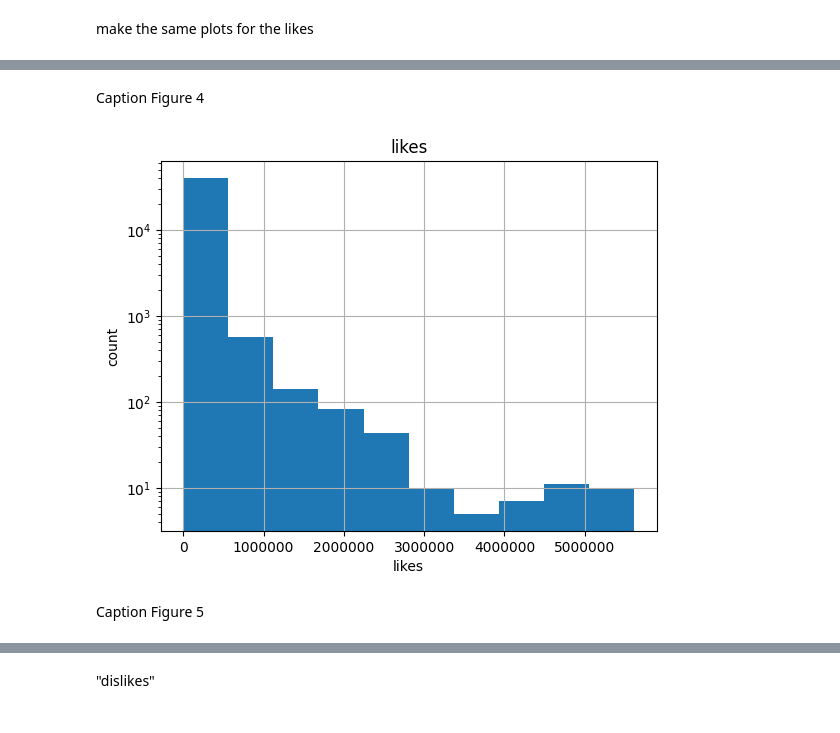
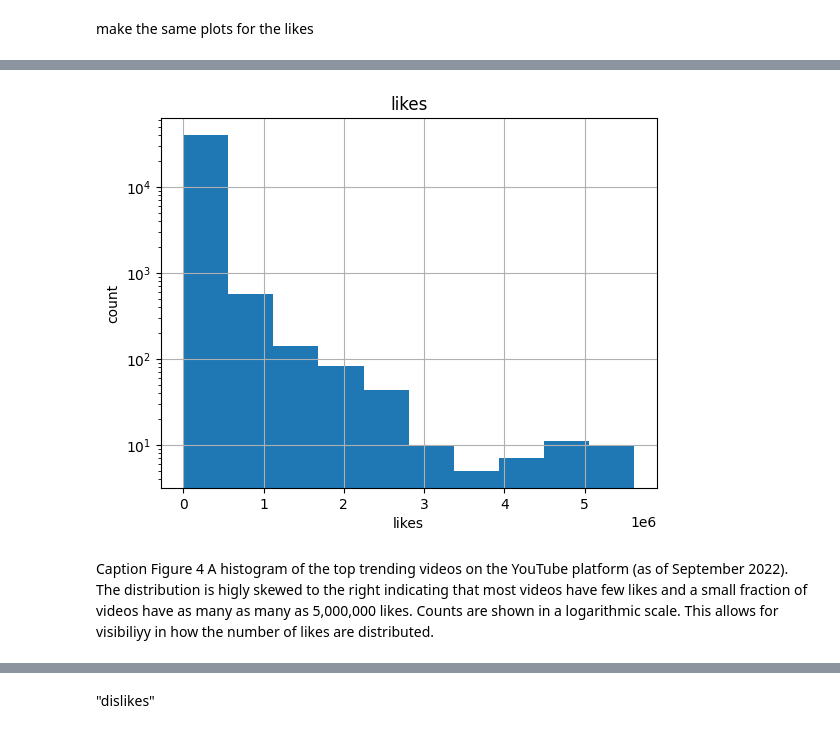
Before and after one commit to GraceJulius/FDSFE_GJulius, a Jupyter notebook: HW2/videosanalysis_exploratory.ipynb, the cells around one changed output, grey strips where cells are left out. Cells and saved outputs as stored; diff of their text form; code cells hidden in the pictures.

```diff
--- a/HW2/videosanalysis_exploratory.ipynb
+++ b/HW2/videosanalysis_exploratory.ipynb
@@ -145,8 +141,10 @@ make the same plots for the likes
-# %% [markdown]
-Caption Figure 4
-# %%
-...
-# %% [output]
-[figure, removed]
-# %% [markdown]
-Caption Figure 5
+# %%
+ax = videos.hist(column="likes")
+thisaxis = ax[0][0]
+thisaxis.set_yscale('log')
+thisaxis.set_xlabel("likes")
+thisaxis.set_ylabel("count");
+# %% [output]
+[figure, added]
+# %% [markdown]
+Caption Figure 4 A histogram of the top trending videos on the YouTube platform (as of September 2022). The distribution is higly skewed to the right indicating that most videos have few likes and a small fraction of videos have as many as many as 5,000,000 likes. Counts are shown in a logarithmic scale. This allows for visibiliyy in how the number of likes are distributed.
```
Also changed, not shown: parts of 35 cells of this notebook.
